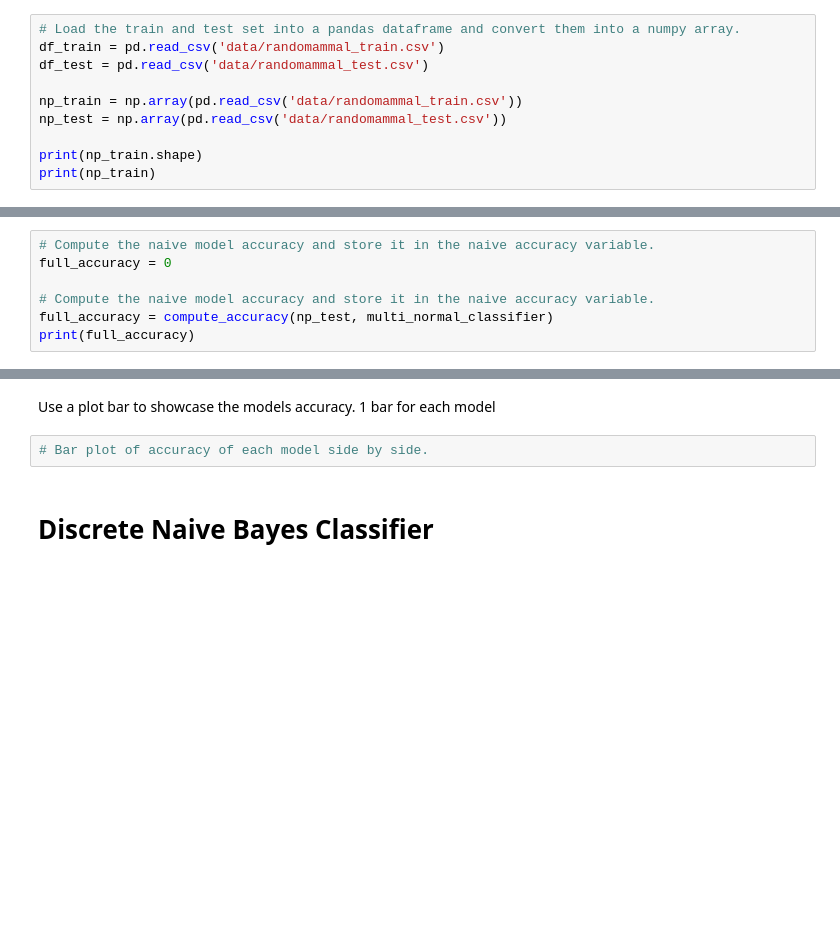
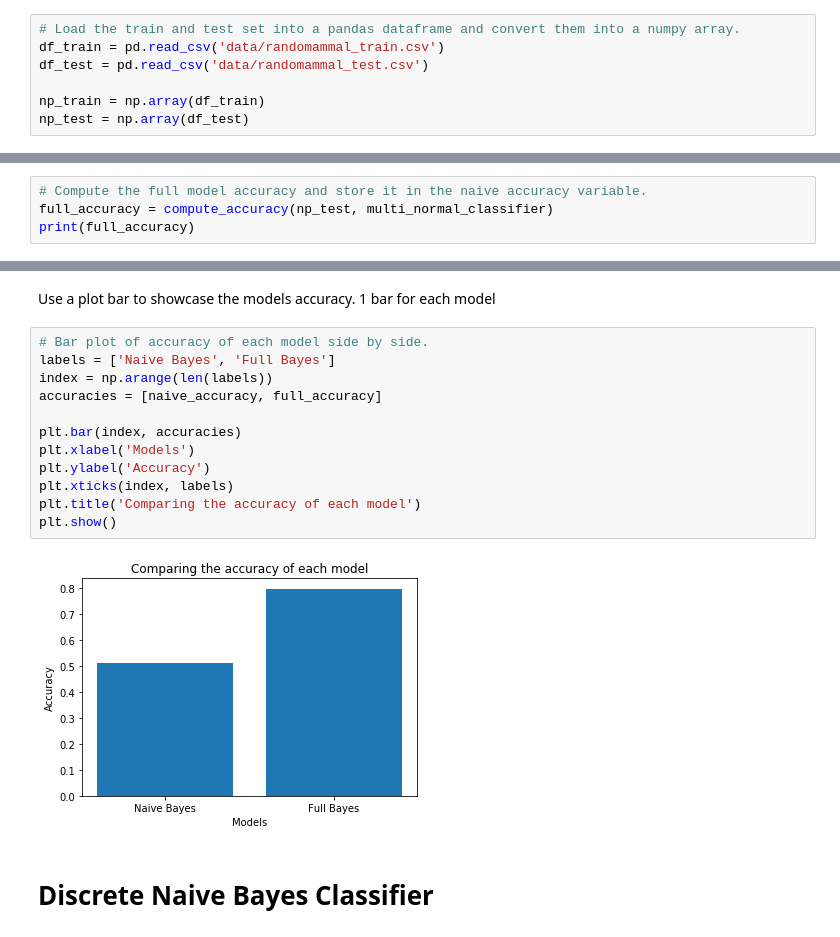
Before and after one commit to naomi-e/ML_hw3, a Jupyter notebook: MAP_Classifier.ipynb, the cells around one changed output, grey strips where cells are left out. Saved outputs shown, nothing was run; the diff lists cells and outputs as text; blank space fills up the shorter version.

Commit message:
Added bar graph

```diff
--- a/MAP_Classifier.ipynb
+++ b/MAP_Classifier.ipynb
@@ -69,8 +66,5 @@ The datafiles located in the data folder are :
 df_train = pd.read_csv('data/randomammal_train.csv')
 df_test = pd.read_csv('data/randomammal_test.csv')
 
-np_train = np.array(pd.read_csv('data/randomammal_train.csv'))
-np_test = np.array(pd.read_csv('data/randomammal_test.csv'))
-
-print(np_train.shape)
-print(np_train)
+np_train = np.array(df_train)
+np_test = np.array(df_test)
@@ -173,10 +157,7 @@ multi_normal_classifier = MAPClassifier(full_0, full_1)
 ### Evaluate model
 Use the **compute_accuracy** function and the 2 distribution objects you created to compute the accuracy on the test set.
 # %%
-# Compute the naive model accuracy and store it in the naive accuracy variable.
-full_accuracy = 0
-
-# Compute the naive model accuracy and store it in the naive accuracy variable.
+# Compute the full model accuracy and store it in the naive accuracy variable.
 full_accuracy = compute_accuracy(np_test, multi_normal_classifier)
 print(full_accuracy)
 # %% [output]
@@ -185,8 +166,20 @@ print(full_accuracy)
 ## Results
 # %% [markdown]
 Use a plot bar to showcase the models accuracy. 1 bar for each model
-# %%
-# Bar plot of accuracy of each model side by side.
+# %%
+# Bar plot of accuracy of each model side by side.
+labels = ['Naive Bayes', 'Full Bayes']
+index = np.arange(len(labels))
+accuracies = [naive_accuracy, full_accuracy]
+
+plt.bar(index, accuracies)
+plt.xlabel('Models')
+plt.ylabel('Accuracy')
+plt.xticks(index, labels)
+plt.title('Comparing the accuracy of each model')
+plt.show()
+# %% [output]
+[figure, added]
 # %% [markdown]
 # Discrete Naive Bayes Classifier
 # %% [markdown]
```
Also changed, not shown: parts of 4 cells of this notebook, 1 other file.
